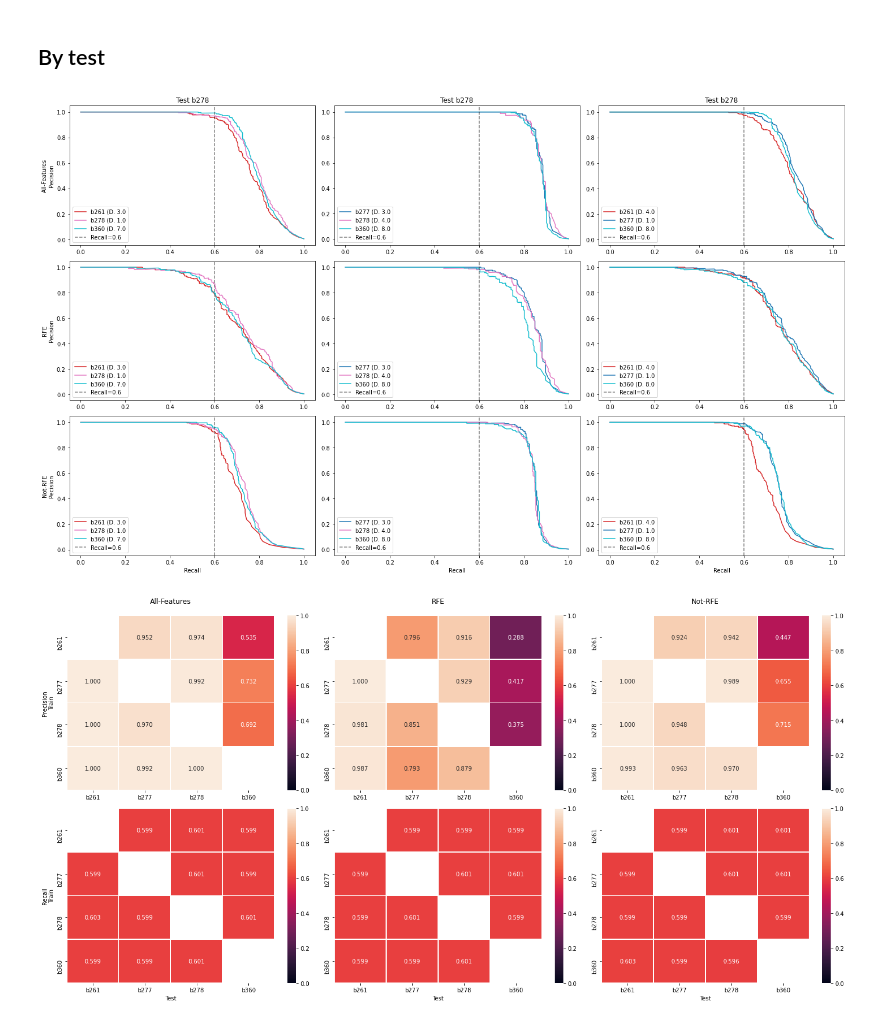
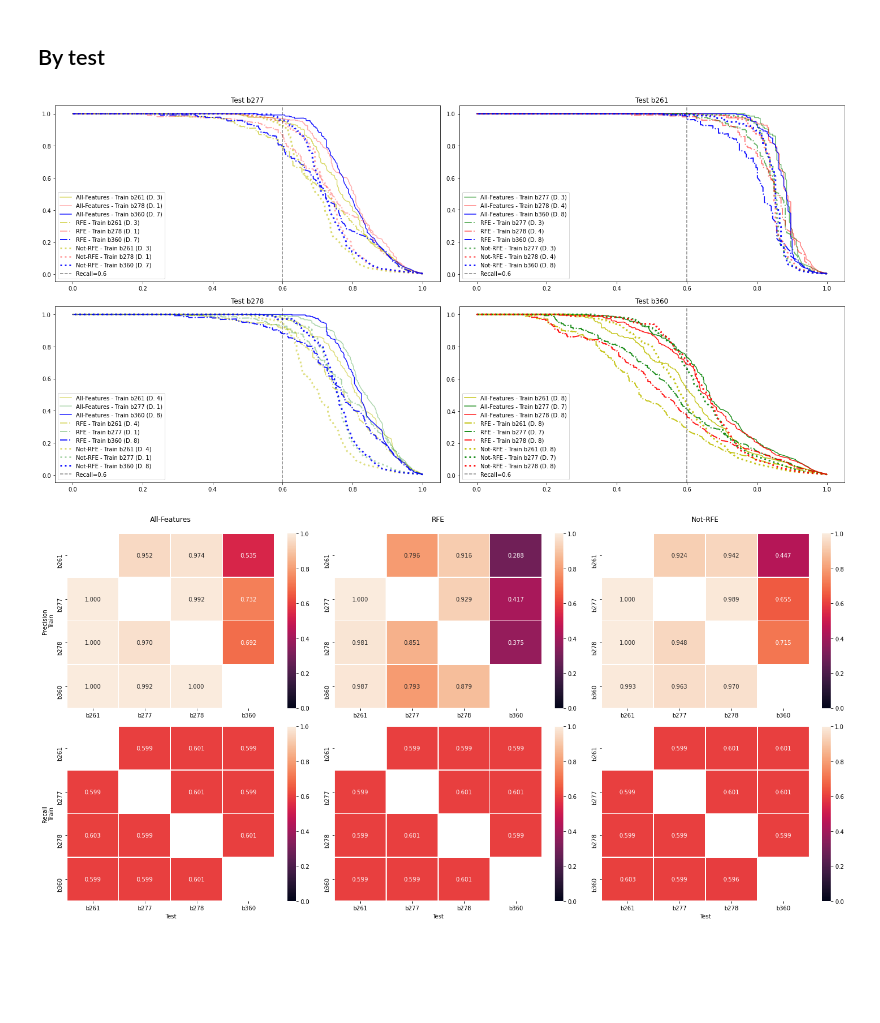
Before and after one commit to leliel12/denoise, a Jupyter notebook: 08_clf.ipynb, the cells around one changed output. Saved outputs shown, nothing was run; the diff lists cells and outputs as text; code cells hidden in the pictures; blank space fills up the shorter version.

```diff
--- a/08_clf.ipynb
+++ b/08_clf.ipynb
@@ -387,64 +378,62 @@ from matplotlib import cm
 
 all_results = {
     "All-Features": afeats_results,
     "RFE": selected_results,
     "Not-RFE": unselected_results
 }
 
 tiles = list(cats.keys())
 
-cmap = cm.get_cmap("tab10")
-colors = dict(zip(tiles, cmap(np.linspace(0, 1, len(tiles)))))
+
+colors = {
+    "b278": "r",
+    "b360": "b",
+    "b277": "g",
+    "b261": "y",
+}
 
 def get_distance(ta, tb):
     pa = list(map(float, POSITIONS[ta]))
     pb = list(map(float, POSITIONS[tb]))
     return distance.cityblock(pa, pb)
 
 
-def plot_prec_roc_curve_single(ax, test_name, results):
+def plot_prec_roc_curve_single(ax, test_name, fs, results, **kwargs):
     for r in results:
         if r.test_name == test_name:
-            distance = get_distance(test_name, r.train_name)
-            label = f"{r.train_name} (D. {distance}"
-            color = colors[r.train_name]
-            ax.plot(r.prec_rec_curve[1], r.prec_rec_curve[0], color=color, label=label)
+            distance = int(get_distance(test_name, r.train_name))
+            kwargs["color"] = colors[r.train_name]
+            label = f"{fs} - Train {r.train_name} (D. {distance})"
+            alpha = (distance / 8.)
+            if alpha < .5:
+                alpha += .2
+            if alpha == 1:
+                alpha=.9
+            ax.plot(r.prec_rec_curve[1], r.prec_rec_curve[0], label=label, alpha=alpha, **kwargs)
 
 
-fig, all_axes = plt.subplots(3, 3, figsize=(20, 12))
+fig, axes = plt.subplots(2, 2, figsize=(20, 10))
 
-axes = all_axes[0]
-test_axes = zip(tiles, axes)
+test_axes = zip(tiles, it.chain(*axes))
 for test, ax in test_axes:
-    plot_prec_roc_curve_single(ax, test, afeats_results)
+    plot_prec_roc_curve_single(ax, test, "All-Features", afeats_results, ls="-")
+    plot_prec_roc_curve_single(ax, test, "RFE", selected_results, ls="-.", linewidth=2)
+    plot_prec_roc_curve_single(ax, test, "Not-RFE", unselected_results, ls=":", linewidth=3)
+
+    ax.set_ylabel("Recall")
+    ax.set_xlabel("Precision")
+
     ax.axvline(FR, alpha=.5, color="k", ls="--", label=f"Recall={FR}")
     ax.legend(loc='lower left')
-    ax.set_title("Test {}".format(test_name))
-axes[0].set_ylabel(f"All-Features\nPecision")
+    ax.set_title("Test {}".format(test))
+# axes[0].set_ylabel(f"All-Features\nPecision")
 
 
-axes = all_axes[1]
-test_axes = zip(tiles, axes)
-for test, ax in test_axes:
-    plot_prec_roc_curve_single(ax, test, selected_results)
-    ax.axvline(FR, alpha=.5, color="k", ls="--", label=f"Recall={FR}")
-    ax.legend(loc='lower left')
-axes[0].set_ylabel(f"RFE\nPecision")
-
-
-axes = all_axes[2]
-test_axes = zip(tiles, axes)
-for test, ax in test_axes:
-    plot_prec_roc_curve_single(ax, test, unselected_results)
-    ax.axvline(FR, alpha=.5, color="k", ls="--", label=f"Recall={FR}")
-    ax.legend(loc='lower left')
-    ax.set_xlabel("Recall")
-axes[0].set_ylabel(f"Not-RFE\nPecision")
 
 
 fig.tight_layout()
 # %% [output]
-[figure, old version]
+[figure, new version]
 # %%
 def as_df(data):
     rows, tiles = [], sorted(list(data.keys()))
```
Also changed, not shown: parts of 4 cells of this notebook, 3 other files.
